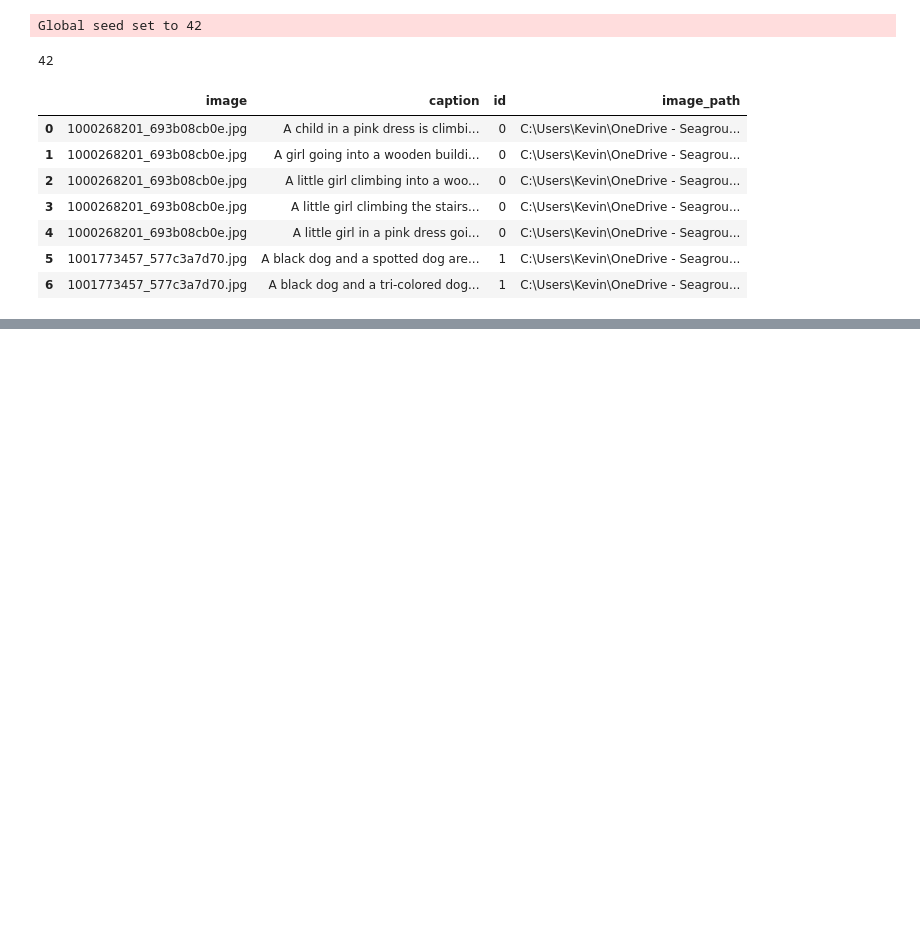
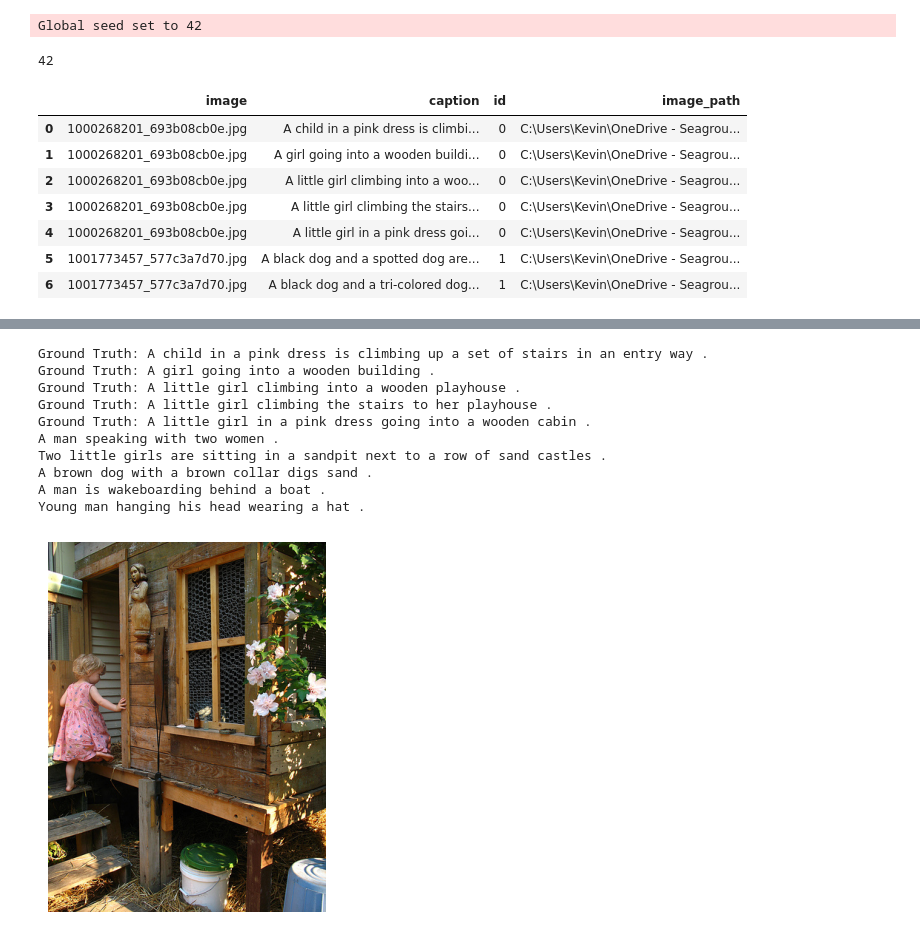
Before and after one commit to kevinkhang2909/ML-learning-journey, a Jupyter notebook: multimodal/cross_attention.ipynb, the cells around one changed output, grey strips where cells are left out. Drawn from its saved outputs; the diff is of its cells as text; code cells hidden in the pictures; blank space fills up the shorter version.

Commit message:
cross attention

```diff
--- a/multimodal/cross_attention.ipynb
+++ b/multimodal/cross_attention.ipynb
@@ -87,13 +104,19 @@ best_model = model.load_from_checkpoint(model_checkpoint.best_model_path).to('cu
 # %%
 def create_image_embedding(model, dataloader, device='cuda'):
     model.eval()
-    image_embeddings = []
+    image_embeddings, text_embeddings = [], []
     with torch.no_grad():
         for batch in tqdm(dataloader, desc='Create Image Embedding'):
+            # image
             image_features = model.image_encoder(batch["image"].to(device))
             embeb = model.image_projection(image_features)
             image_embeddings.append(embeb.cpu())
-    return torch.cat(image_embeddings)
+            # text
+            text_features = model.text_encoder(input_ids=batch["input_ids"].to(device), attention_mask=batch["attention_mask"].to(device))
+            text_embeb = model.text_projection(text_features)
+            text_embeddings.append(text_embeb.cpu())
+    return torch.cat(image_embeddings), torch.cat(text_embeddings)
 
-image_embeddings = create_image_embedding(best_model, train_dataloader)
+
+image_embeddings, text_embeddings = create_image_embedding(best_model, train_dataloader)
 # %%
@@ -128,0 +170,37 @@ fletch_similar(best_model, image_embeddings, query, train['image_path'].values)
+# %%
+def fletch_text(model, text_embeddings, query, data, topk=5):
+    text_ground_truth = data[data['image_path'] == query]['caption'].values
+    for i in text_ground_truth:
+        print(f'Ground Truth: {i}')
+    ground_truth_image = cv2.imread(query)
+    ground_truth_image = cv2.cvtColor(ground_truth_image, cv2.COLOR_BGR2RGB)
+    plt.imshow(ground_truth_image)
+    plt.axis("off")
+
+    img = get_transform()(image=ground_truth_image)
+    img = {k: torch.tensor(v).permute(2, 0, 1).unsqueeze(0).float().to('cuda') for k, v in img.items()}
+    with torch.no_grad():
+        image_features = model.image_encoder(img['image'])
+        embeb = model.image_projection(image_features).cpu()
+
+    # similar
+    dot_similarity = compute_score(embeb, text_embeddings)
+    values, indices = dot_similarity.squeeze().topk(topk)
+    matches = [data['caption'].values[idx] for idx in indices.cpu()]
+    for i in matches:
+        print(i)
+# %%
+query = train['image_path'].values[0]
+fletch_text(best_model, text_embeddings, query, train)
+# %% [output]
+Ground Truth: A child in a pink dress is climbing up a set of stairs in an entry way .
+Ground Truth: A girl going into a wooden building .
+Ground Truth: A little girl climbing into a wooden playhouse .
+Ground Truth: A little girl climbing the stairs to her playhouse .
+Ground Truth: A little girl in a pink dress going into a wooden cabin .
+A man speaking with two women .
+Two little girls are sitting in a sandpit next to a row of sand castles .
+A brown dog with a brown collar digs sand .
+A man is wakeboarding behind a boat .
+Young man hanging his head wearing a hat .
+[figure, added]
```
Also changed, not shown: parts of 7 cells of this notebook, 2 other files.
